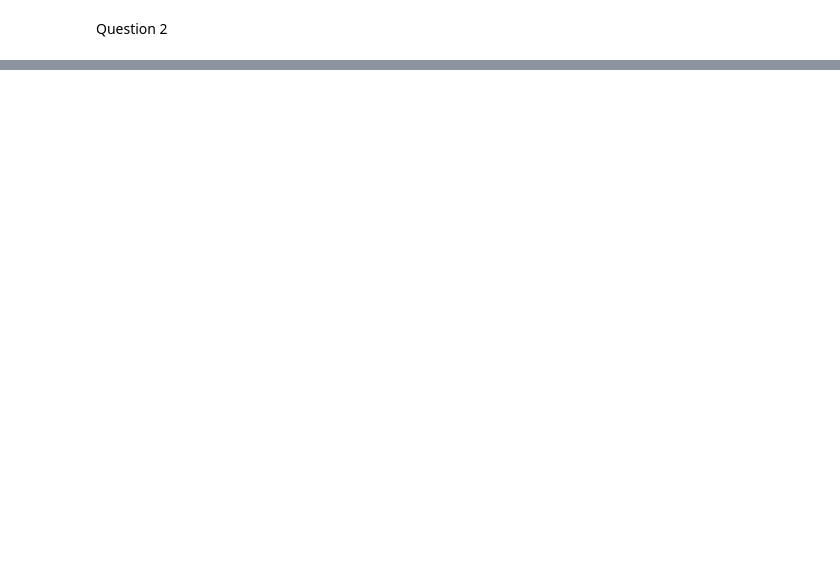
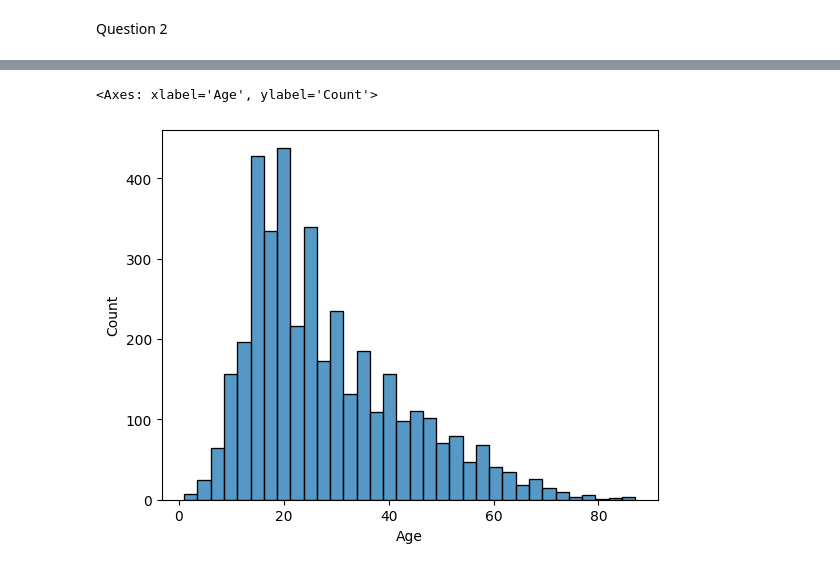
Before and after one commit to oliviapang/undergrad_ml_assignments, a Jupyter notebook: 1_Wrangling_and_EDA.ipynb, the cells around one changed output, grey strips where cells are left out. Cells and saved outputs as stored; diff of their text form; code cells hidden in the pictures; blank space fills up the shorter version.

```diff
--- a/1_Wrangling_and_EDA.ipynb
+++ b/1_Wrangling_and_EDA.ipynb
@@ -148,0 +148,12 @@ clean the data such that all the entries are standardized.
+# %%
+# 4
+df['Year'].describe()
+df['Year'] = pd.to_numeric(df['Year'], errors='coerce')
+df_clean = df.dropna(subset=['Year'])
+print(df_clean['Year'].describe())
+# The minimum year is 0, which actually just describes entries  where the year is uncertain/only know a range of years.
+# The newest entries are from just a few days ago.
+df_clean.loc[df_clean['Year'] > 1940,:]
+# It appears that attacks are increasing over time, as there are 5513 entries after 1940, and the total number of entires is 7071.
+# However, what seems to be an increase in attacks could also just be a product of the fact that it is easier to report attacks
+# with the technology we have today than it was before 1940.
@@ -148,0 +183,8 @@ clean the data such that all the entries are standardized.
+# %%
+# 5
+df['Age_na'] = df['Age'].isna()
+x = pd.to_numeric(df['Age'],errors='coerce')
+sns.histplot(x)
+# %% [output]
+<Axes: xlabel='Age', ylabel='Count'>
+[figure, added]
```
Also changed, not shown: parts of 6 cells of this notebook.
